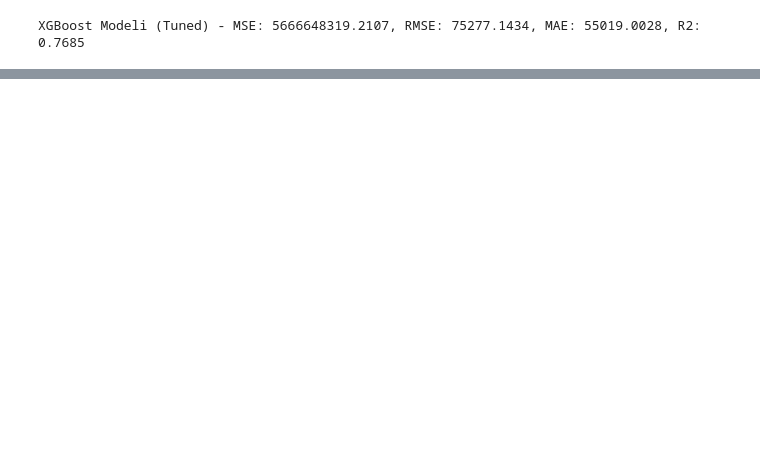
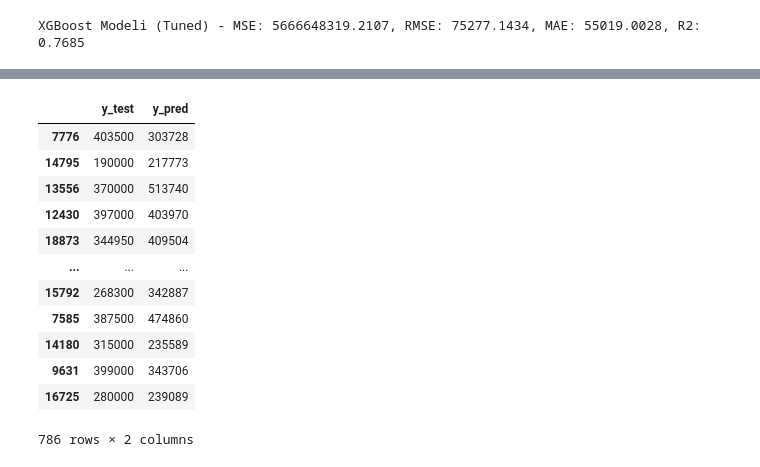
Before and after one commit to onur-tas/house_price_prediction, a Jupyter notebook: durukan/RegressionLast/regression_last.ipynb, the cells around one changed output, grey strips where cells are left out. Saved outputs shown, nothing was run; the diff lists cells and outputs as text; code cells hidden in the pictures; blank space fills up the shorter version.

```diff
--- a/durukan/RegressionLast/regression_last.ipynb
+++ b/durukan/RegressionLast/regression_last.ipynb
@@ -422,0 +448,18 @@ XGBoost Modeli (Tuned) - MSE: 5666648319.2107, RMSE: 75277.1434, MAE: 55019.0028
+# %%
+result_df['y_test'] = result_df['y_test'].astype(int)
+result_df['y_pred'] = result_df['y_pred'].astype(int)
+result_df
+# %% [output]
+|  | y_test | y_pred |
+| 7776 | 403500 | 303728 |
+| 14795 | 190000 | 217773 |
+| 13556 | 370000 | 513740 |
+| 12430 | 397000 | 403970 |
+| 18873 | 344950 | 409504 |
+| ... | ... | ... |
+| 15792 | 268300 | 342887 |
+| 7585 | 387500 | 474860 |
+| 14180 | 315000 | 235589 |
+| 9631 | 399000 | 343706 |
+| 16725 | 280000 | 239089 |
+786 rows × 2 columns
```
Also changed, not shown: parts of 6 cells of this notebook, 17 other files.
